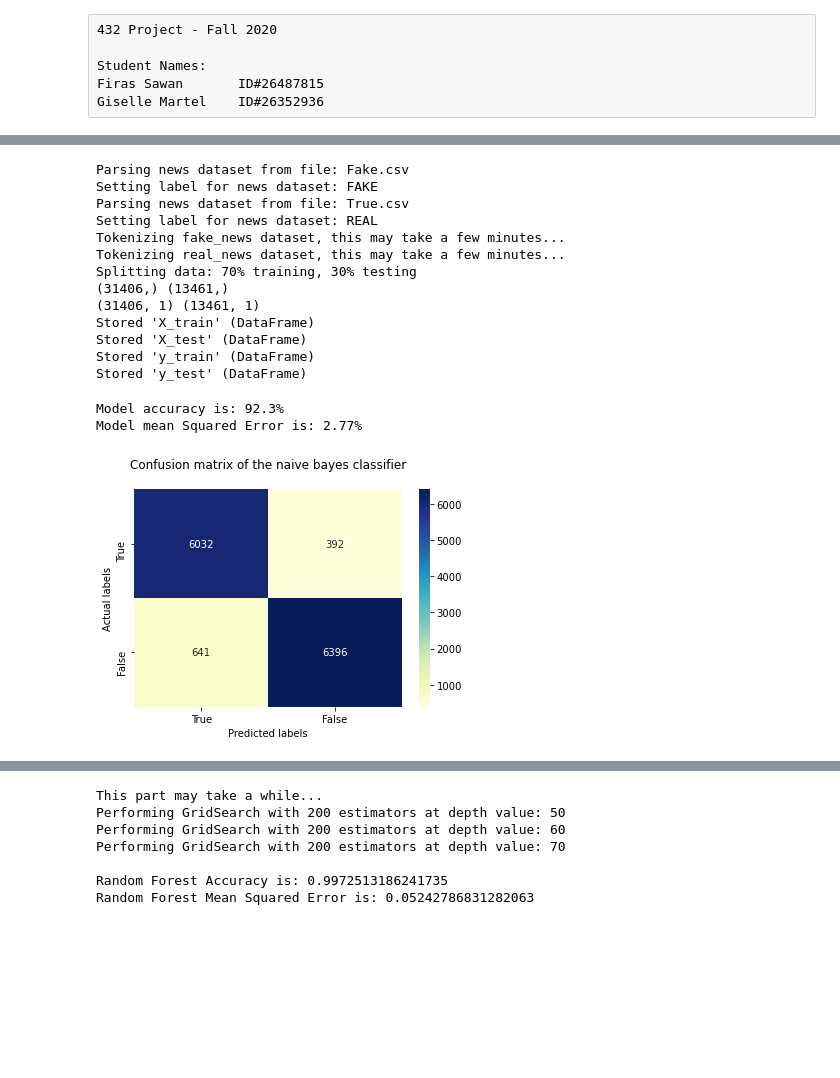
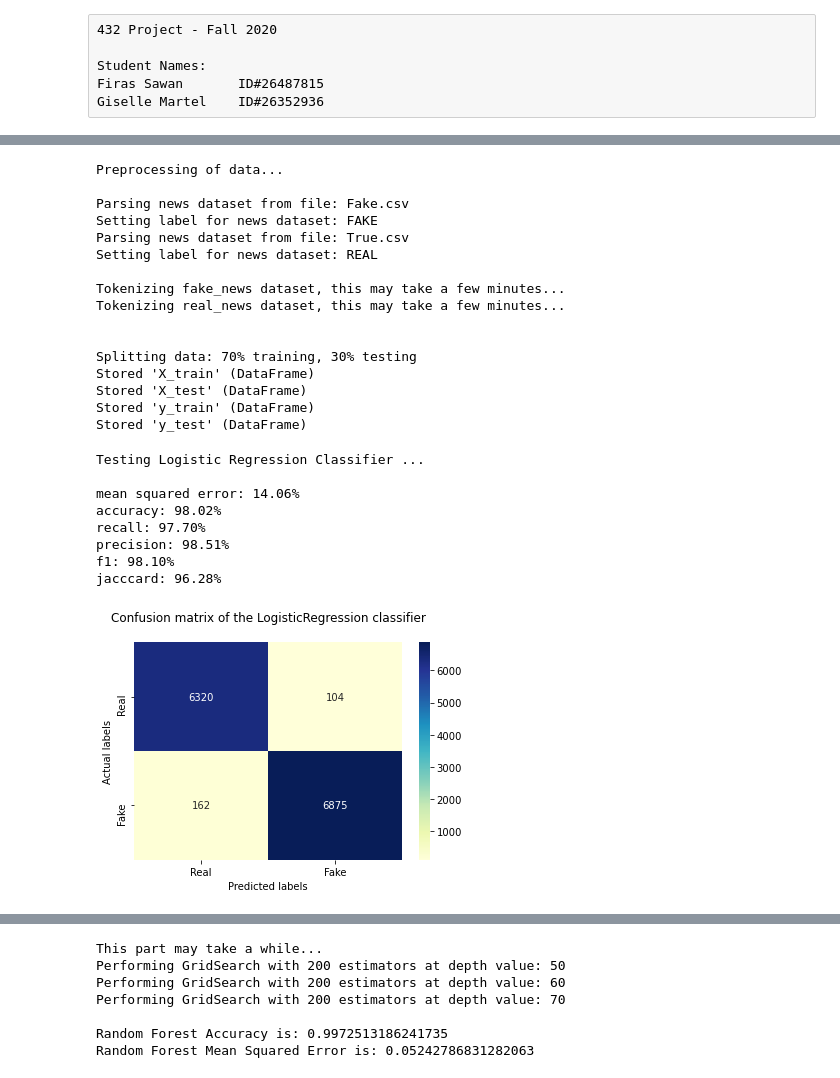
Before and after one commit to gisellemartel/FakeNewsClassifier, a Jupyter notebook: Code.ipynb, the cells around one changed output, grey strips where cells are left out. Drawn from its saved outputs; the diff is of its cells as text; code cells hidden in the pictures; blank space fills up the shorter version.

Commit message:
Refactor all models

```diff
--- a/Code.ipynb
+++ b/Code.ipynb
@@ -13,43 +24,67 @@ import model.support_vector_machine as SVC
 # %%
+print("\nPreprocessing of data...\n")
+
+# read dataset from csv files
 fake_news = preprocess.parse_dataset("Fake.csv", "FAKE")
 real_news = preprocess.parse_dataset("True.csv", "REAL")
 
+print()
+
+# join all news (fake + real) data
+all_news = pd.concat([fake_news, real_news], axis=0)
+
+# tokenize each dataset
 fake_news_all_tokens, fake_news_tokens_per_article = preprocess.tokenize(fake_news, "fake_news")
 real_news_all_tokens, real_news_tokens_per_article = preprocess.tokenize(real_news, "real_news")
 
-# join tokens and data together
+print()
+
+# join tokens (fake + real)
 all_tokens = fake_news_all_tokens + real_news_all_tokens
 tokens_per_article = fake_news_tokens_per_article + real_news_tokens_per_article
 
-all_news = pd.concat([fake_news, real_news], axis=0)
+print()
 
-# print("Preview of parsed data:")
-# print(all_news)
+# Split and preprocess the data into training and testing data
+X_train, X_test, y_train, y_test = preprocess.split_and_preprocess(all_tokens,tokens_per_article, all_news)
 
-# join the data and pass it to split data
-X_train, X_test, y_train, y_test = preprocess.split_and_preprocess(all_tokens,tokens_per_article, all_news)
 %store X_train
 %store X_test
 %store y_train
 %store y_test
 # %% [output]
+Preprocessing of data...
+
 Parsing news dataset from file: Fake.csv
 Setting label for news dataset: FAKE
 Parsing news dataset from file: True.csv
 Setting label for news dataset: REAL
+
 Tokenizing fake_news dataset, this may take a few minutes...
 Tokenizing real_news dataset, this may take a few minutes...
+
+
 Splitting data: 70% training, 30% testing
-(31406,) (13461,)
-(31406, 1) (13461, 1)
 Stored 'X_train' (DataFrame)
 Stored 'X_test' (DataFrame)
 Stored 'y_train' (DataFrame)
 Stored 'y_test' (DataFrame)
-# %%
-# Naive Bayes Classifier
-NB.Naive_Bayesian(X_train, X_test, y_train, y_test)
-# %% [output]
-Model accuracy is: 92.3%
-Model mean Squared Error is: 2.77%
-[figure, removed]
+# %%
+# Logisitic Regression Classifier
+print("\nTesting Logistic Regression Classifier ...\n")
+
+model = LR.logistic_regression_train(X_train, y_train)
+y_pred = LR.logistic_regression_predict(model, X_test)
+
+tools.display_prediction_scores(y_test,y_pred)
+tools.plot_confusion_matrix(y_test,y_pred,"LogisticRegression")
+# %% [output]
+Testing Logistic Regression Classifier ...
+
+mean squared error: 14.06%
+accuracy: 98.02%
+recall: 97.70%
+precision: 98.51%
+f1: 98.10%
+jacccard: 96.28%
+[figure, added]
```
Also changed, not shown: parts of 5 cells of this notebook, 17 other files.
